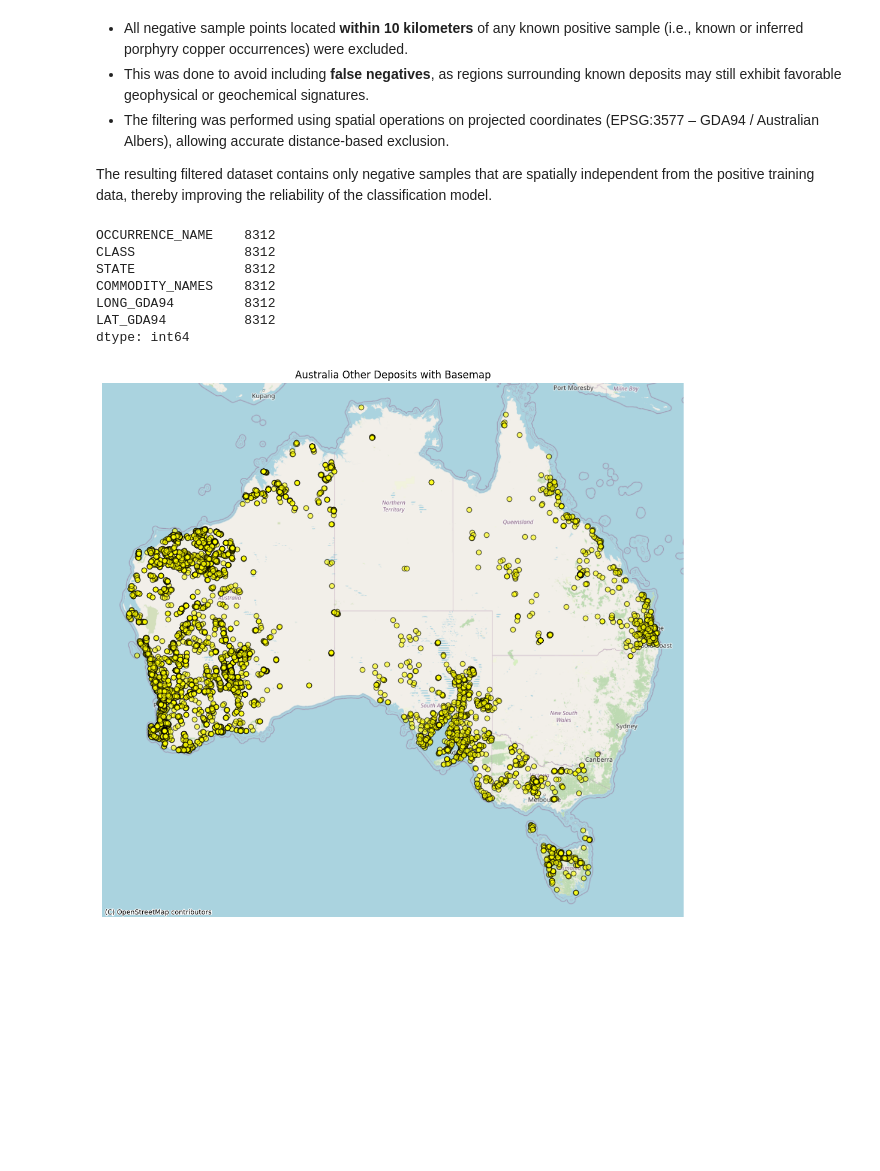
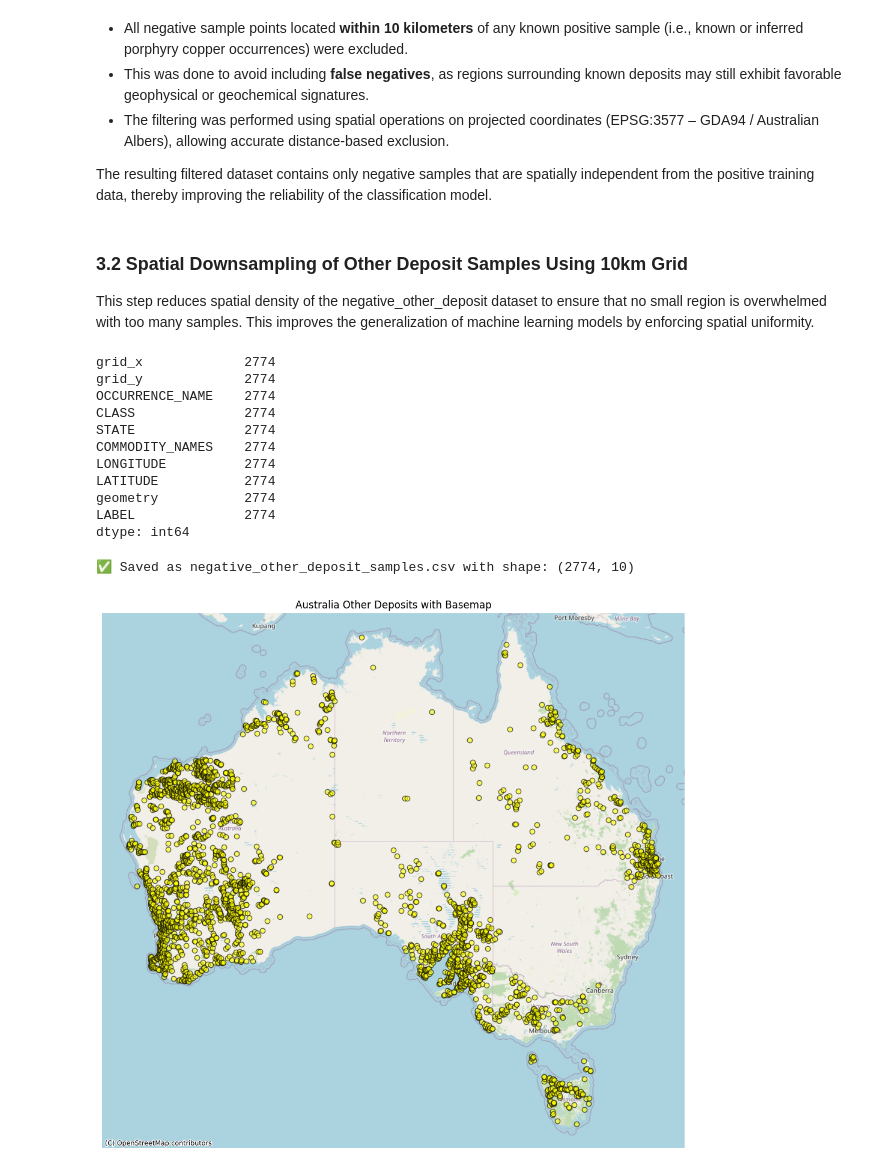
Before and after one commit to FengmingJiang/CS25_CopperCoreAI_ML, a Jupyter notebook: notebooks/01_generate_negative_other_deposit_samples.ipynb, the cells around one changed output. Drawn from its saved outputs; the diff is of its cells as text; code cells hidden in the pictures; blank space fills up the shorter version.

Commit message:
negative samples and all samples update

```diff
--- a/notebooks/01_generate_negative_other_deposit_samples.ipynb
+++ b/notebooks/01_generate_negative_other_deposit_samples.ipynb
@@ -253,35 +253,76 @@ gdf_negative_final.to_csv(final_output_path, index=False)
+# %% [markdown]
+### 3.2 Spatial Downsampling of Other Deposit Samples Using 10km Grid
+
+This step reduces spatial density of the negative_other_deposit dataset to ensure that no small region is overwhelmed with too many samples. This improves the generalization of machine learning models by enforcing spatial uniformity.
+# %%
+# 2. 投影为米制（EPSG:3577），便于网格操作
+gdf_neg_proj = gdf_negative_filtered.to_crs(epsg=3577)
+
+# 3. 创建 10km 网格索引
+gdf_neg_proj["grid_x"] = (gdf_neg_proj.geometry.x // 10000).astype(int)
+gdf_neg_proj["grid_y"] = (gdf_neg_proj.geometry.y // 10000).astype(int)
+
+# 4. 每个网格内保留一个点（可选 first / random）
+gdf_downsampled = gdf_neg_proj.groupby(["grid_x", "grid_y"]).first().reset_index()
+# ✅ 显式设置 CRS 为 3577，确保它能正确投影回来
+gdf_downsampled = gpd.GeoDataFrame(gdf_downsampled, geometry="geometry", crs="EPSG:3577")
+
+# 5. 转回经纬度
+gdf_downsampled = gdf_downsampled.to_crs(epsg=4326)
+gdf_downsampled["LONGITUDE"] = gdf_downsampled.geometry.x
+gdf_downsampled["LATITUDE"] = gdf_downsampled.geometry.y
+gdf_downsampled["LABEL"] = 0
 # %%
-gdf_negative_final.count()
+gdf_downsampled.count()
 # %% [output]
-OCCURRENCE_NAME    8312
-CLASS              8312
-STATE              8312
-COMMODITY_NAMES    8312
-LONG_GDA94         8312
-LAT_GDA94          8312
+grid_x             2774
+grid_y             2774
+OCCURRENCE_NAME    2774
+CLASS              2774
+STATE              2774
+COMMODITY_NAMES    2774
+LONGITUDE          2774
+LATITUDE           2774
+geometry           2774
+LABEL              2774
 dtype: int64
+# %%
+# 指定保存字段（如你展示的字段结构）
+columns_to_save = [
+    "OCCURRENCE_NAME", "CLASS", "STATE", "COMMODITY_NAMES",
+    "LONGITUDE", "LATITUDE", "LABEL"
+]
+
+# 存储为 CSV
+gdf_downsampled[columns_to_save].to_csv(
+    "../data/processed/negative_other_deposit_samples.csv", index=False
+)
+
+print("✅ Saved as negative_other_deposit_samples.csv with shape:", gdf_downsampled.shape)
+# %% [output]
+✅ Saved as negative_other_deposit_samples.csv with shape: (2774, 10)
 # %%
 import geopandas as gpd
 import matplotlib.pyplot as plt
 import contextily as ctx
 from shapely.geometry import Point
 
 gdf = gpd.GeoDataFrame(
-    gdf_negative_final,
-    geometry=gpd.points_from_xy(gdf_negative_final['LONGITUDE'], gdf_negative_final['LATITUDE']),
+    gdf_downsampled,
+    geometry=gpd.points_from_xy(gdf_downsampled['LONGITUDE'], gdf_downsampled['LATITUDE']),
     crs="EPSG:4326"
 )
 
 gdf_web = gdf.to_crs(epsg=3857)
 
 fig, ax = plt.subplots(figsize=(10, 10))
 gdf_web.plot(ax=ax, alpha=0.6, color='yellow', edgecolor='k')
 
 ctx.add_basemap(ax, source=ctx.providers.OpenStreetMap.Mapnik)
 
 ax.set_title('Australia Other Deposits with Basemap')
 ax.set_axis_off()
 plt.tight_layout()
 plt.show()
 # %% [output]
-[figure, old version]
+[figure, new version]
```
Also changed, not shown: parts of 5 cells of this notebook, 8 other files.
